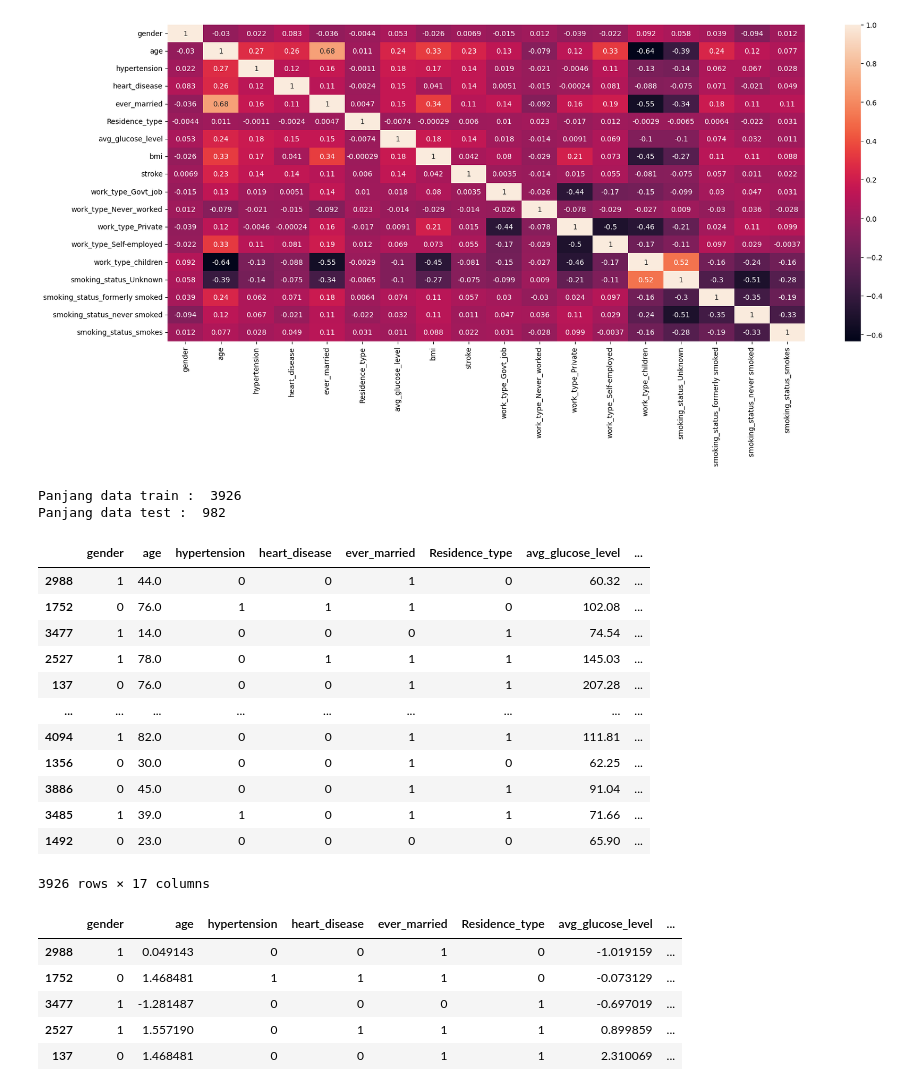
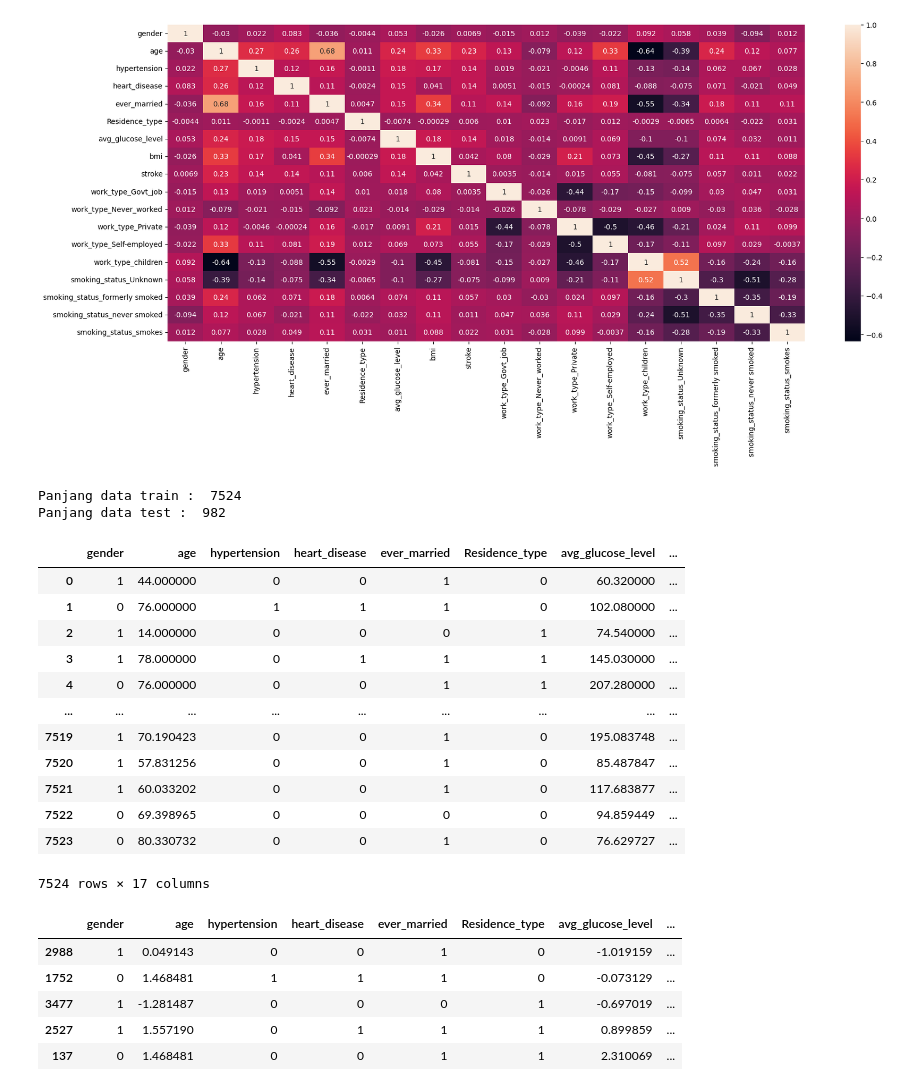
Before and after one commit to fernandomichael17/Stroke-Prediction, a Jupyter notebook: stroke_predict.ipynb, the cells around one changed output. Drawn from its saved outputs; the diff is of its cells as text; code cells hidden in the pictures.

```diff
--- a/stroke_predict.ipynb
+++ b/stroke_predict.ipynb
@@ -382,28 +384,31 @@ X = df.drop(['stroke'], axis=1)
 y = df['stroke']
 
 X_train, X_test, y_train, y_test = train_test_split(X, y, test_size=0.2, random_state=12, shuffle=True)
+# %%
+smote = SMOTE(random_state=42)
+X_train_res, y_train_res = smote.fit_resample(X_train, y_train)
 # %%
-print('Panjang data train : ', len(X_train))
+print('Panjang data train : ', len(X_train_res))
 print('Panjang data test : ', len(X_test))
 # %% [output]
-Panjang data train :  3926
+Panjang data train :  7524
 Panjang data test :  982
-# %%
-X_train
-# %% [output]
-|  | gender | age | hypertension | heart_disease | ever_married | Residence_type | avg_glucose_level | ... |
-| 2988 | 1 | 44.0 | 0 | 0 | 1 | 0 | 60.32 | ... |
-| 1752 | 0 | 76.0 | 1 | 1 | 1 | 0 | 102.08 | ... |
-| 3477 | 1 | 14.0 | 0 | 0 | 0 | 1 | 74.54 | ... |
-| 2527 | 1 | 78.0 | 0 | 1 | 1 | 1 | 145.03 | ... |
-| 137 | 0 | 76.0 | 0 | 0 | 1 | 1 | 207.28 | ... |
-| ... | ... | ... | ... | ... | ... | ... | ... | ... |
-| 4094 | 1 | 82.0 | 0 | 0 | 1 | 1 | 111.81 | ... |
-| 1356 | 0 | 30.0 | 0 | 0 | 1 | 0 | 62.25 | ... |
-| 3886 | 0 | 45.0 | 0 | 0 | 1 | 1 | 91.04 | ... |
-| 3485 | 1 | 39.0 | 1 | 0 | 1 | 1 | 71.66 | ... |
-| 1492 | 0 | 23.0 | 0 | 0 | 0 | 0 | 65.90 | ... |
-3926 rows × 17 columns
+# %%
+X_train_res
+# %% [output]
+|  | gender | age | hypertension | heart_disease | ever_married | Residence_type | avg_glucose_level | ... |
+| 0 | 1 | 44.000000 | 0 | 0 | 1 | 0 | 60.320000 | ... |
+| 1 | 0 | 76.000000 | 1 | 1 | 1 | 0 | 102.080000 | ... |
+| 2 | 1 | 14.000000 | 0 | 0 | 0 | 1 | 74.540000 | ... |
+| 3 | 1 | 78.000000 | 0 | 1 | 1 | 1 | 145.030000 | ... |
+| 4 | 0 | 76.000000 | 0 | 0 | 1 | 1 | 207.280000 | ... |
+| ... | ... | ... | ... | ... | ... | ... | ... | ... |
+| 7519 | 1 | 70.190423 | 0 | 0 | 1 | 0 | 195.083748 | ... |
+| 7520 | 1 | 57.831256 | 0 | 0 | 1 | 0 | 85.487847 | ... |
+| 7521 | 1 | 60.033202 | 0 | 0 | 1 | 0 | 117.683877 | ... |
+| 7522 | 0 | 69.398965 | 0 | 0 | 0 | 0 | 94.859449 | ... |
+| 7523 | 0 | 80.330732 | 0 | 0 | 1 | 0 | 76.629727 | ... |
+7524 rows × 17 columns
 # %%
 numerical_col = ['age', 'avg_glucose_level', 'bmi']
 
```
Also changed, not shown: parts of 14 cells of this notebook.
